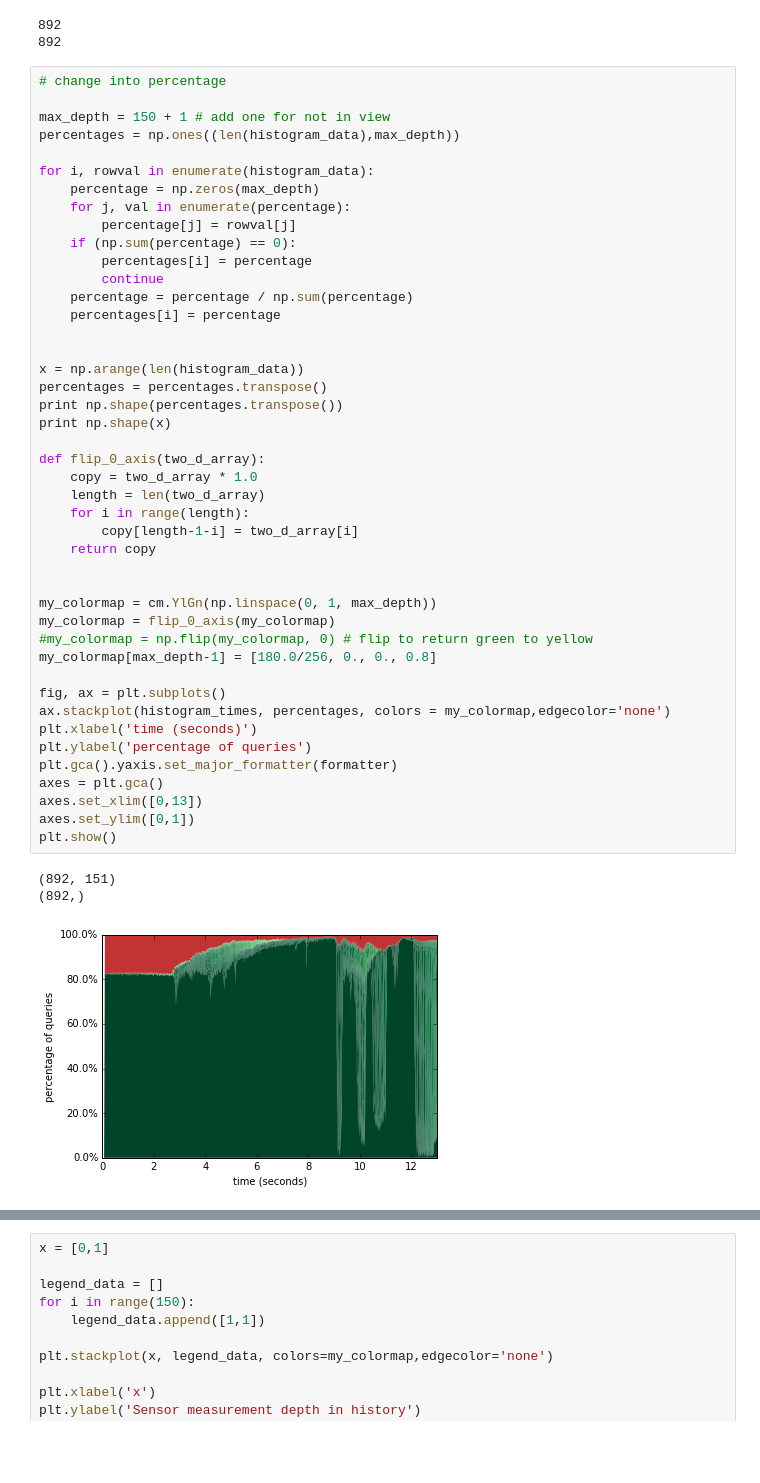
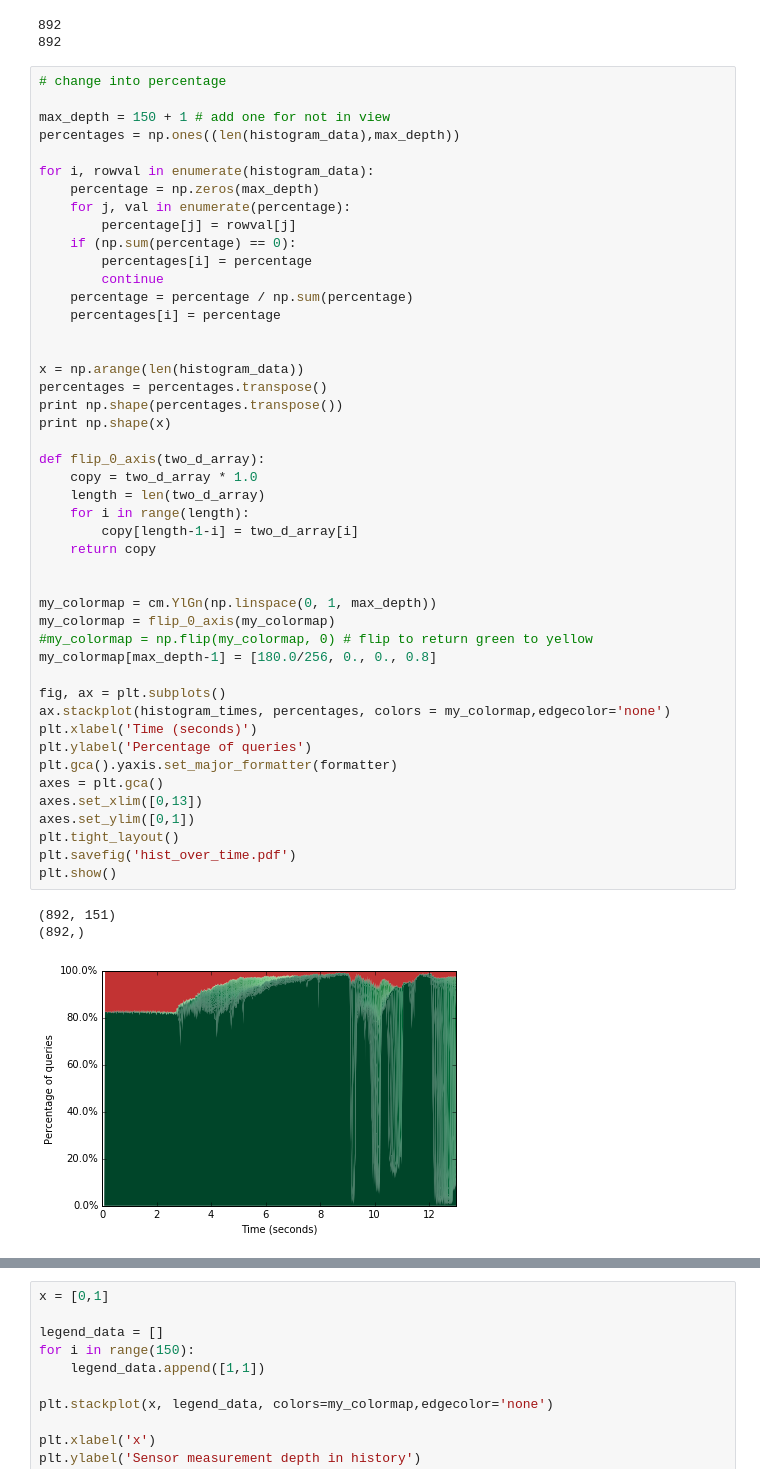
Before and after one commit to peteflorence/analysis-nanomap, a Jupyter notebook: Why memory.ipynb, the cells around one changed output, grey strips where cells are left out. Drawn from its saved outputs; the diff is of its cells as text; blank space fills up the shorter version.

```diff
--- a/Why memory.ipynb
+++ b/Why memory.ipynb
@@ -443,33 +443,35 @@ for i, rowval in enumerate(histogram_data):
 
 
 x = np.arange(len(histogram_data))
 percentages = percentages.transpose()
 print np.shape(percentages.transpose())
 print np.shape(x)
 
 def flip_0_axis(two_d_array):
     copy = two_d_array * 1.0
     length = len(two_d_array)
     for i in range(length):
         copy[length-1-i] = two_d_array[i]
     return copy
 
 
 my_colormap = cm.YlGn(np.linspace(0, 1, max_depth))
 my_colormap = flip_0_axis(my_colormap)
 #my_colormap = np.flip(my_colormap, 0) # flip to return green to yellow
 my_colormap[max_depth-1] = [180.0/256, 0., 0., 0.8]
 
 fig, ax = plt.subplots()
 ax.stackplot(histogram_times, percentages, colors = my_colormap,edgecolor='none')
-plt.xlabel('time (seconds)')
-plt.ylabel('percentage of queries')
+plt.xlabel('Time (seconds)')
+plt.ylabel('Percentage of queries')
 plt.gca().yaxis.set_major_formatter(formatter)
 axes = plt.gca()
 axes.set_xlim([0,13])
 axes.set_ylim([0,1])
+plt.tight_layout()
+plt.savefig('hist_over_time.pdf')
 plt.show()
 # %% [output]
 (892, 151)
 (892,)
-[figure, old version]
+[figure, new version]
```
Also changed, not shown: parts of 7 cells of this notebook.
